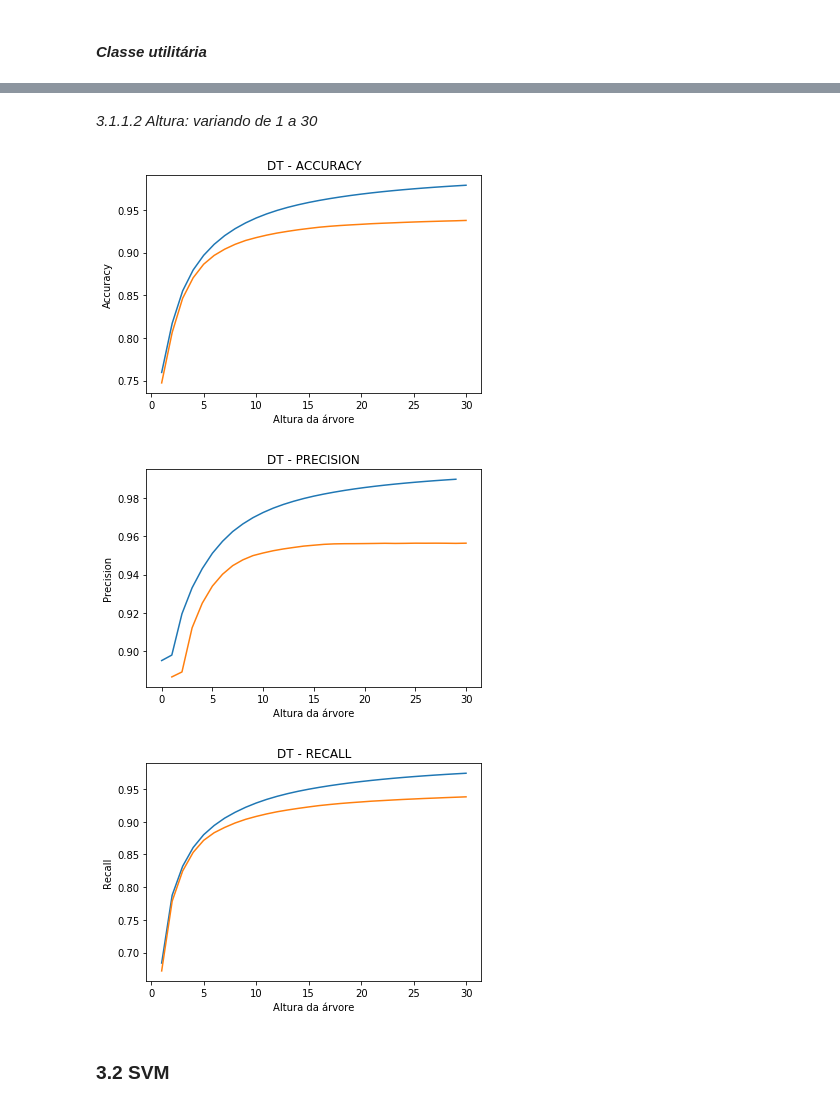
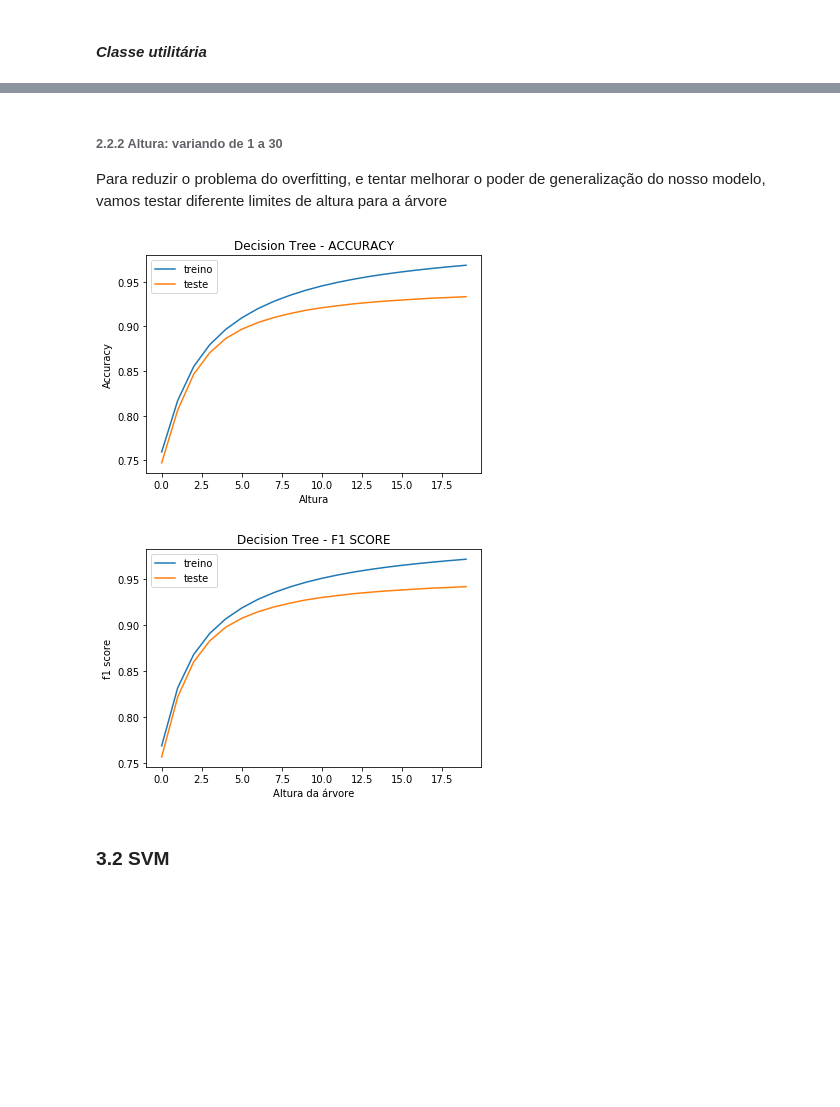
Before and after one commit to vesper-college-assignments/machine-learning, a Jupyter notebook: tp1/tp1_valeria_souza.ipynb, the cells around one changed output, grey strips where cells are left out. Saved outputs shown, nothing was run; the diff lists cells and outputs as text; code cells hidden in the pictures; blank space fills up the shorter version.

```diff
--- a/tp1/tp1_valeria_souza.ipynb
+++ b/tp1/tp1_valeria_souza.ipynb
@@ -238 +237,21 @@ def save_results(objeto):
+# %%
+def plot_results(metrics, name='Decision Tree', parameter='Altura'):
+
+    plt.subplot()
+    plt.title(name + ' - ACCURACY')
+    plt.xlabel(parameter)
+    plt.ylabel('Accuracy')
+    plt.plot(metrics['accuracy_train'], label = 'treino')
+    plt.plot(metrics['accuracy_test'], label = 'teste')
+    plt.legend(loc='best')
+    plt.show()
+
+    plt.subplot()
+    plt.title(name + ' - F1 SCORE')
+    plt.xlabel('Altura da árvore')
+    plt.ylabel('f1 score')
+    plt.plot(metrics['f1_train'], label = 'treino')
+    plt.plot(metrics['f1_test'], label = 'teste')
+    plt.legend(loc='best')
+    plt.show()
 # %% [markdown]
@@ -278,44 +300,27 @@ Test recall:  0.9545112412148047
-# %% [markdown]
-*3.1.1.2 Altura: variando de 1 a 30*
+# %% [markdown]
+###### 2.2.2 Altura: variando de 1 a 30
+Para reduzir o problema do overfitting, e tentar melhorar o poder de generalização do nosso modelo, vamos testar diferente limites de altura para a árvore
 # %%
-accuracy_train, precision_train, recall_train = [], [], []
-accuracy_test, precision_test, recall_test = [], [], []
+metrics={
+    'accuracy_train':[],
+    'precision_train':[],
+    'recall_train':[],
+    'f1_train':[],
+    'accuracy_test':[],
+    'precision_test':[],
+    'recall_test':[],
+    'f1_test':[]
+}
 
 decision_tree = Experiment()
 
-for i in tqdm(range(1, 30+1)):
+for i in tqdm(range(1, 20+1)):
     decision_tree.run_decision_tree(i)
-    save_results(decision_tree)
+    metrics = save_results(decision_tree, metrics)
-# %%
-#plotar resultados pela acurária
-x = [i for i in range(1, 30+1) ]
-
-plt.subplot()
-plt.title('DT - ACCURACY')
-plt.xlabel('Altura da árvore')
-plt.ylabel('Accuracy')
-plt.plot(accuracy_train, label = 'treino')
-plt.plot(accuracy_test, label = 'teste')
-plt.show()
-
-plt.subplot()
-plt.title('DT - PRECISION')
-plt.xlabel('Altura da árvore')
-plt.ylabel('Precision')
-plt.plot(precision_train, label = 'treino')
-plt.plot(precision_test, label = 'teste')
-plt.show()
-
-plt.subplot()
-plt.title('DT - RECALL')
-plt.xlabel('Altura da árvore')
-plt.ylabel('Recall')
-plt.plot(recall_train, label = 'treino')
-plt.plot(recall_test, label = 'teste')
-plt.show()
-# %% [output]
-[figure, removed]
-[figure, removed]
-[figure, removed]
+# %%
+plot_results(metrics, name='Decision Tree', parameter='Altura')
+# %% [output]
+[figure, added]
+[figure, added]
 # %% [markdown]
 ### 3.2 SVM
```
Also changed, not shown: parts of 29 cells of this notebook.
